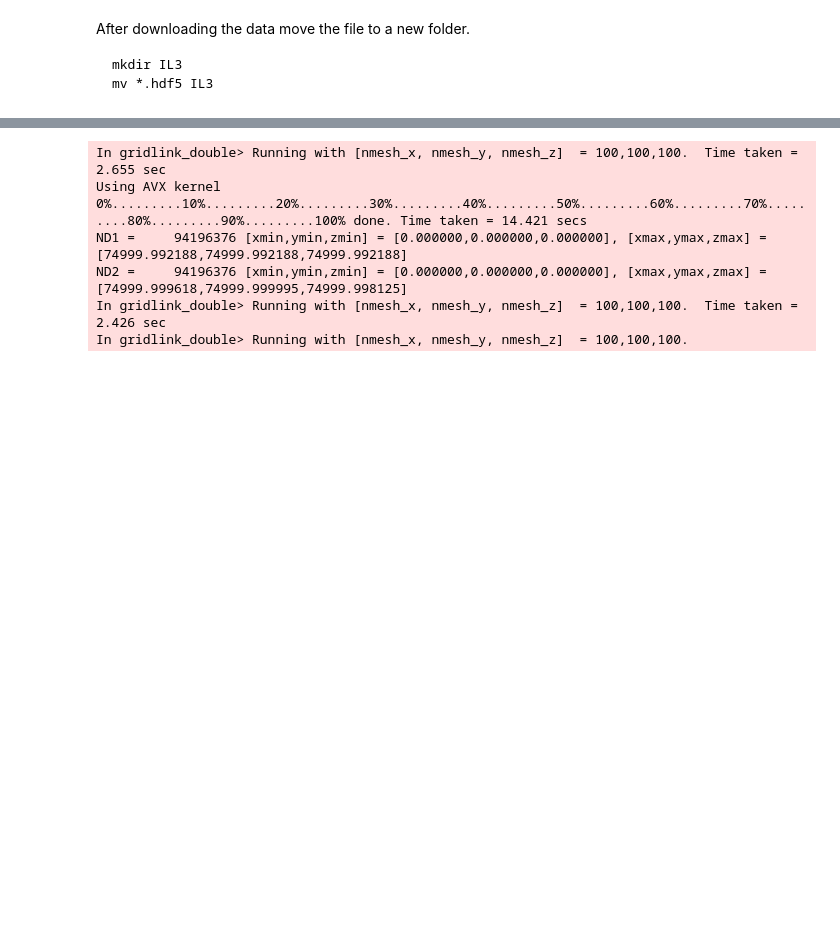
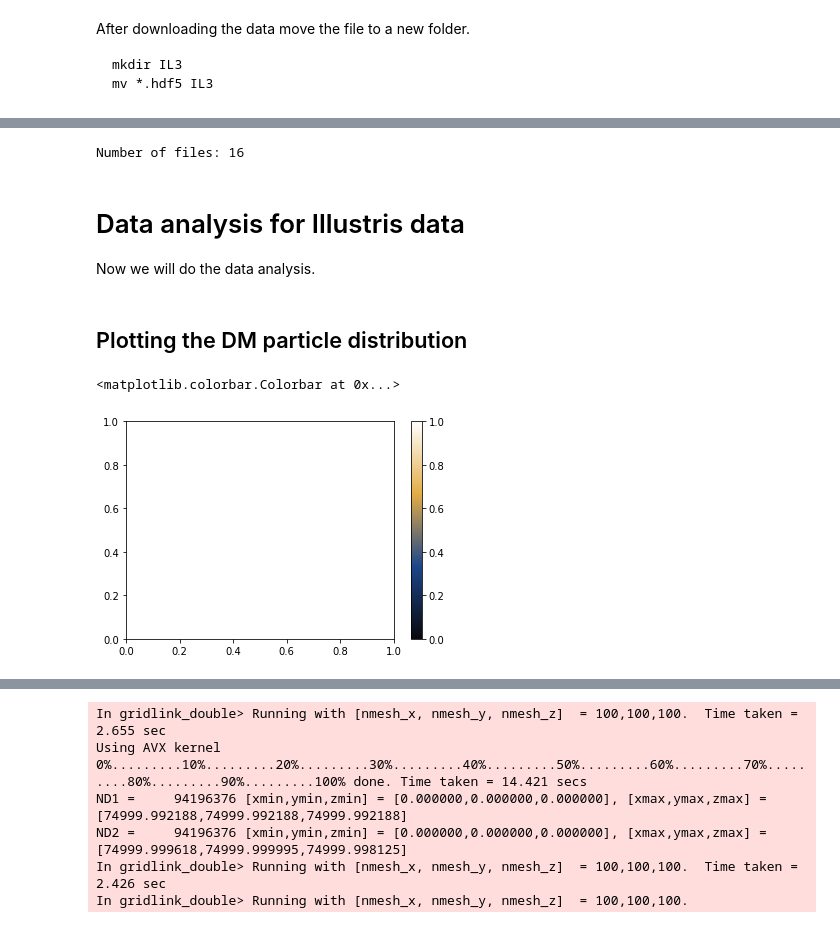
Before and after one commit to sparxastronomy/2022_SummerProject, a Jupyter notebook: Illustris/test.ipynb, the cells around one changed output, grey strips where cells are left out. Saved outputs shown, nothing was run; the diff lists cells and outputs as text; code cells hidden in the pictures; blank space fills up the shorter version.

```diff
--- a/Illustris/test.ipynb
+++ b/Illustris/test.ipynb
@@ -133,3 +189,20 @@ mv *.hdf5 IL3
+# %%
+b_url = 'http://www.illustris-project.org/api/TNG300-3/'
+sim_meta = get(b_url)
+params = {'dm':'Coordinates'}
+
+print("Number of files:", sim_meta['num_files_snapshot'])
+for i in tqdm(range(sim_meta['num_files_snapshot']), "Getting snapshots"):
+    file_url = b_url + "files/snapshot-99."+str(i)+".hdf5"
+    saved_filename = get(file_url, params=params)
+# %% [output]
+Number of files: 16
+# %% [markdown]
+# Data analysis for Illustris data
+
+Now we will do the data analysis.
+# %% [markdown]
+## Plotting the DM particle distribution
 # %%
 # reading data hdf5 snapshots
 basePath = "IL3/snap_135."
@@ -144,2 +221,11 @@ for i in tqdm(range(32)):
+# %%
+new_cmap = build_custom_continuous_cmap([9,9,14], [28, 70, 138], [227, 172, 70], [255,255,255])
+
+# show the new colormap
+fig,ax = plt.subplots()
+fig.colorbar(cm.ScalarMappable(norm=colors.Normalize(),cmap=new_cmap),ax=ax)
+# %% [output]
+<matplotlib.colorbar.Colorbar at 0x...>
+[figure, added]
 # %%
 plt.figure(figsize=(9,5.5), dpi=100)
```
Also changed, not shown: parts of 23 cells of this notebook, 8 other files.
